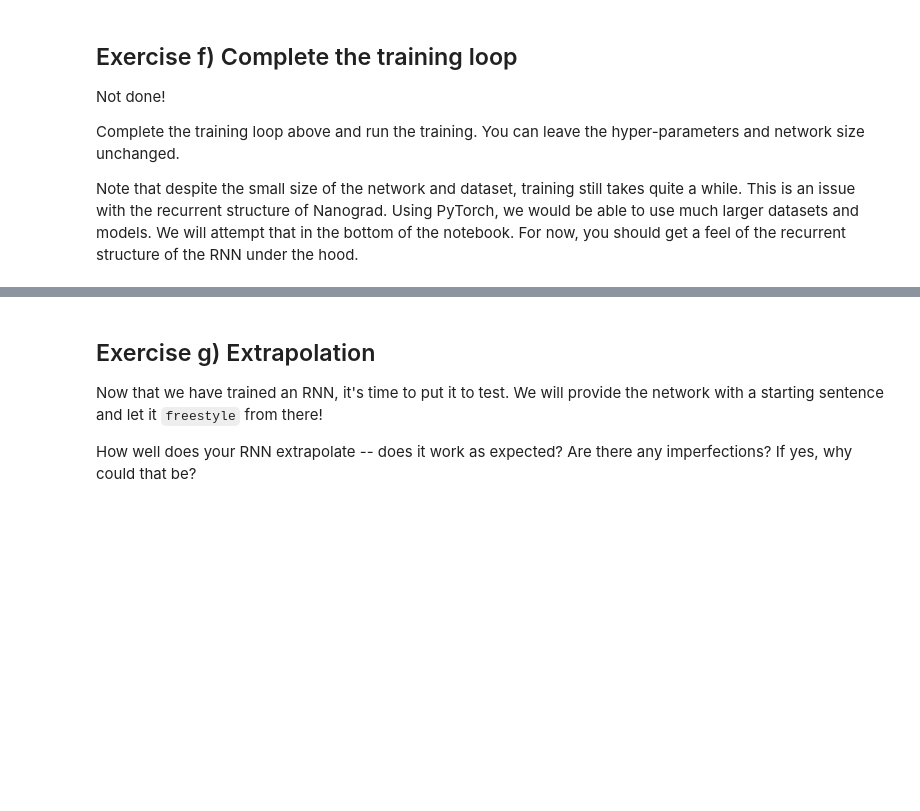
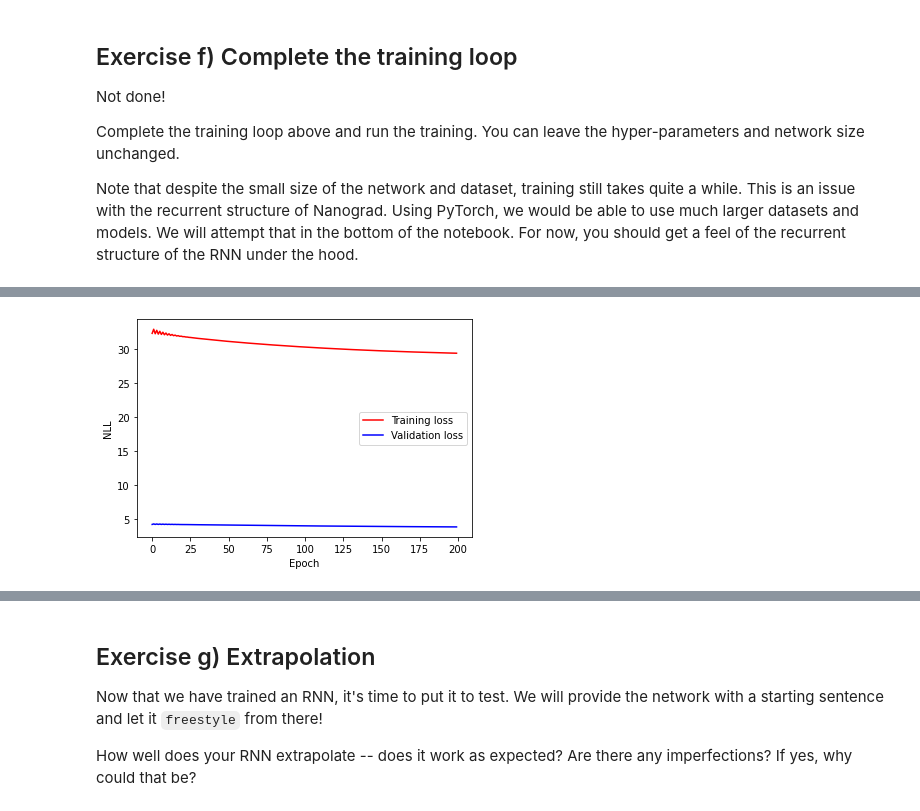
Before and after one commit to DrJupiter/02456-deep-learning-with-PyTorch, a Jupyter notebook: 5_Recurrent/5.1-EXE-Recurrent-Neural-Networks.ipynb, the cells around one changed output, grey strips where cells are left out. Drawn from its saved outputs; the diff is of its cells as text; code cells hidden in the pictures; blank space fills up the shorter version.

```diff
--- a/5_Recurrent/5.1-EXE-Recurrent-Neural-Networks.ipynb
+++ b/5_Recurrent/5.1-EXE-Recurrent-Neural-Networks.ipynb
@@ -929,10 +936,15 @@ Not done!
 Complete the training loop above and run the training. You can leave the hyper-parameters and network size unchanged.
 
 Note that despite the small size of the network and dataset, training still takes quite a while. This is an issue with the recurrent structure of Nanograd. Using PyTorch, we would be able to use much larger datasets and models. We will attempt that in the bottom of the notebook. For now, you should get a feel of the recurrent structure of the RNN under the hood.
+# %%
+NN = [
+    RNNLayer(4, 2, lambda x: x.tanh(),  initializer =GlorHeNormalInitializer("tanh", 4,2,"he") , initializer_hid=GlorHeNormalInitializer("tanh", 4,2,"he")),
+    DenseLayer(2, 4, lambda x: x.identity())
+]
 # %%
 # Initialize training hyperparameters
 EPOCHS = 200
-LR = 1e-2
+LR = 3e-2
 LR_DECAY = 0.995
 # %%
 train_loss = []
@@ -947,11 +959,13 @@ for e in range(EPOCHS):
         batch = encoded_training_set_x[b*batch_size:batch_size*(1+b)]
         output_train = forward_batch(batch, NN)
 
+
         Loss = Var(0.0)
         for i in range(len(output_train)):
 
             Loss += sequence_loss(output_train[i], encoded_training_set_y[b*batch_size:batch_size*(1+b)][i], cross_entropy_loss_sequence)
-        Loss = Loss/Var(float(len(output_train)))
+
+
         # Backward pass
         Loss.backward()
 
@@ -962,12 +976,31 @@ for e in range(EPOCHS):
     LR = LR * LR_DECAY
 
     # Training loss
-    Loss = 3
+
+    batch = encoded_training_set_x
+    output_train = forward_batch(batch, NN)
+
+    Loss = Var(0.0)
+    for i in range(len(output_train)):
+
+        Loss += sequence_loss(output_train[i], encoded_training_set_y[:][i], cross_entropy_loss_sequence)
+
+
     train_loss.append(Loss.v)
 
     # Validation loss
-    Loss_validation = 3
+    batch = encoded_validation_set_x
+    output_train = forward_batch(batch, NN)
+
+    Loss_validation = Var(0.0)
+    for i in range(len(output_train)):
+
+        Loss_validation += sequence_loss(output_train[i], encoded_validation_set_y[:][i], cross_entropy_loss_sequence)
+
+
     val_loss.append(Loss_validation.v)
+
+    zero_gradients(parameters(NN))
 
     if e%5==0:
         print("{:4d}".format(e),
@@ -989,2 +1038,3 @@ AttributeError: 'int' object has no attribute 'v'
+[figure, added]
 # %%
 # Get first sentence in test set
```
Also changed, not shown: parts of 15 cells of this notebook.
